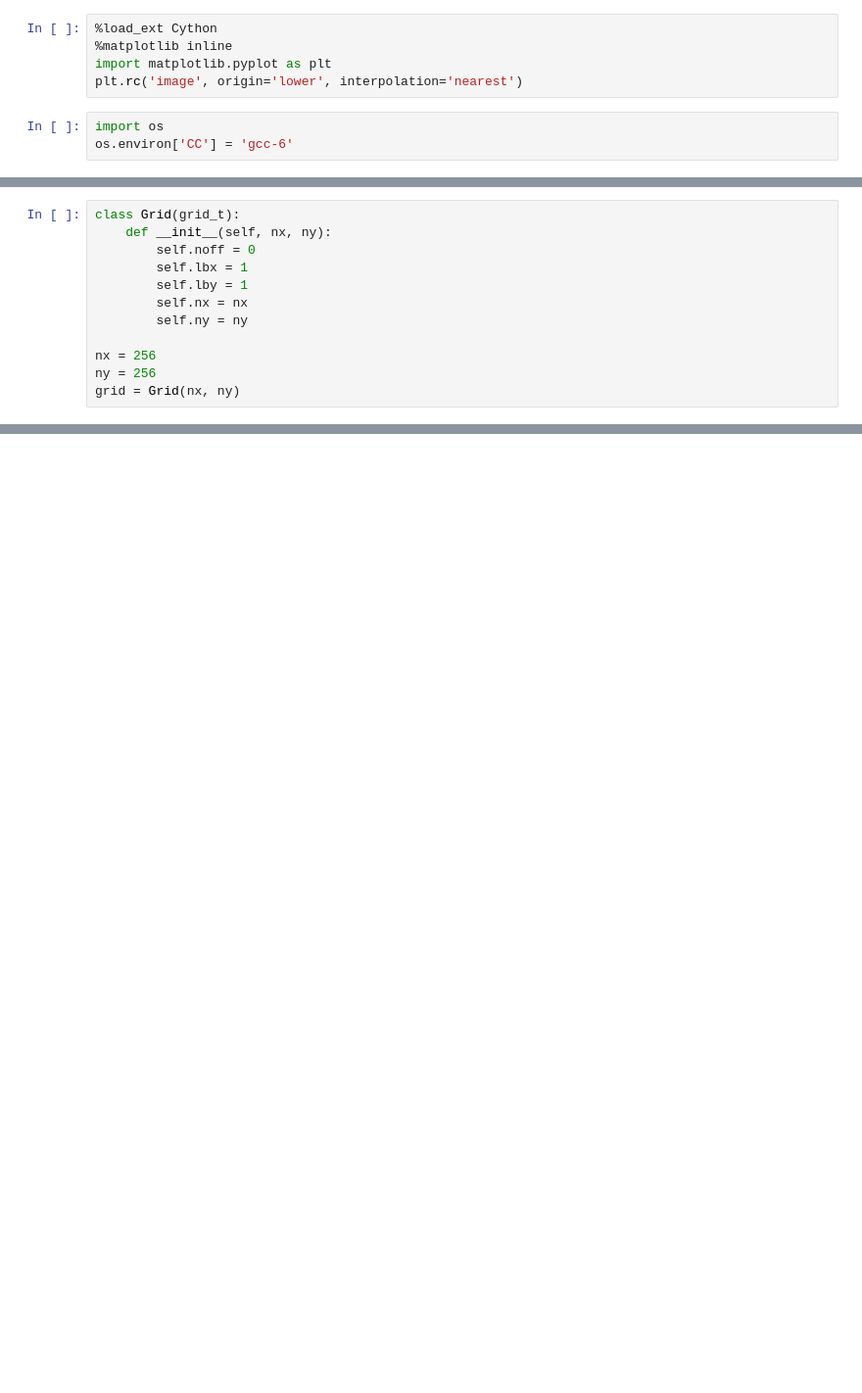
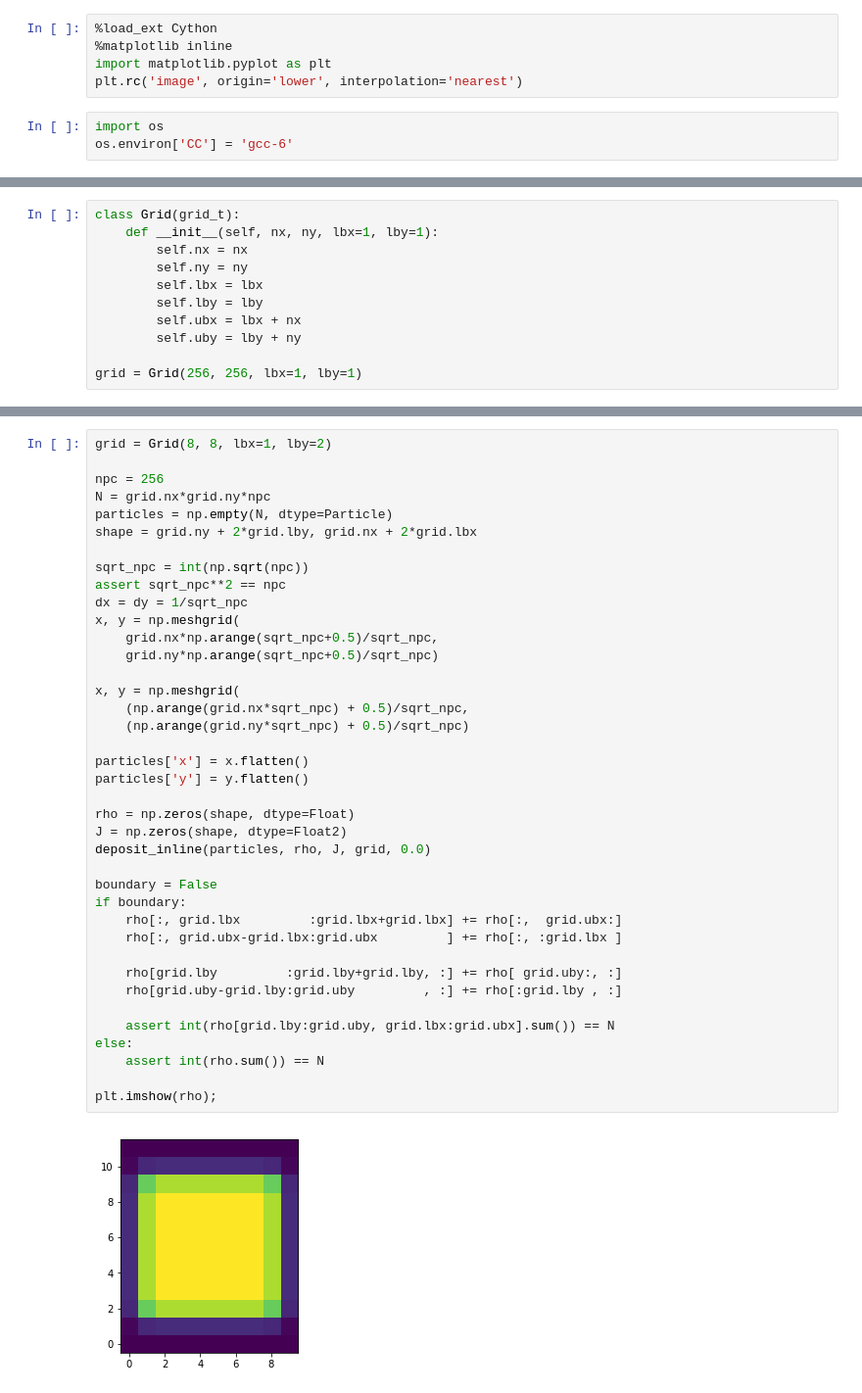
Before and after one commit to nbia-astro/skeletor, a Jupyter notebook: ipython/deposit.ipynb, the cells around one changed output, grey strips where cells are left out. Shown: that part at 98% size. Saved outputs shown, nothing was run; the diff lists cells and outputs as text; blank space fills up the shorter version.

```diff
--- a/ipython/deposit.ipynb
+++ b/ipython/deposit.ipynb
@@ -129,15 +134,14 @@ def deposit(
 # %%
 class Grid(grid_t):
-    def __init__(self, nx, ny):
-        self.noff = 0
-        self.lbx = 1
-        self.lby = 1
+    def __init__(self, nx, ny, lbx=1, lby=1):
         self.nx = nx
         self.ny = ny
+        self.lbx = lbx
+        self.lby = lby
+        self.ubx = lbx + nx
+        self.uby = lby + ny
 
-nx = 256
-ny = 256
-grid = Grid(nx, ny)
+grid = Grid(256, 256, lbx=1, lby=1)
 # %%
 import numpy as np
 Float = np.double
@@ -189,0 +195,41 @@ deposit(particles, rho, J, grid, 0.0)
+# %%
+grid = Grid(8, 8, lbx=1, lby=2)
+
+npc = 256
+N = grid.nx*grid.ny*npc
+particles = np.empty(N, dtype=Particle)
+shape = grid.ny + 2*grid.lby, grid.nx + 2*grid.lbx
+
+sqrt_npc = int(np.sqrt(npc))
+assert sqrt_npc**2 == npc
+dx = dy = 1/sqrt_npc
+x, y = np.meshgrid(
+    grid.nx*np.arange(sqrt_npc+0.5)/sqrt_npc,
+    grid.ny*np.arange(sqrt_npc+0.5)/sqrt_npc)
+
+x, y = np.meshgrid(
+    (np.arange(grid.nx*sqrt_npc) + 0.5)/sqrt_npc,
+    (np.arange(grid.ny*sqrt_npc) + 0.5)/sqrt_npc)
+
+particles['x'] = x.flatten()
+particles['y'] = y.flatten()
+
+rho = np.zeros(shape, dtype=Float)
+J = np.zeros(shape, dtype=Float2)
+deposit_inline(particles, rho, J, grid, 0.0)
+
+boundary = False
+if boundary:
+    rho[:, grid.lbx         :grid.lbx+grid.lbx] += rho[:,  grid.ubx:]
+    rho[:, grid.ubx-grid.lbx:grid.ubx         ] += rho[:, :grid.lbx ]
+
+    rho[grid.lby         :grid.lby+grid.lby, :] += rho[ grid.uby:, :]
+    rho[grid.uby-grid.lby:grid.uby         , :] += rho[:grid.lby , :]
+
+    assert int(rho[grid.lby:grid.uby, grid.lbx:grid.ubx].sum()) == N
+else:
+    assert int(rho.sum()) == N
+
+plt.imshow(rho);
+# %% [output]
+[figure, added]
```
Also changed, not shown: parts of 11 cells of this notebook.
